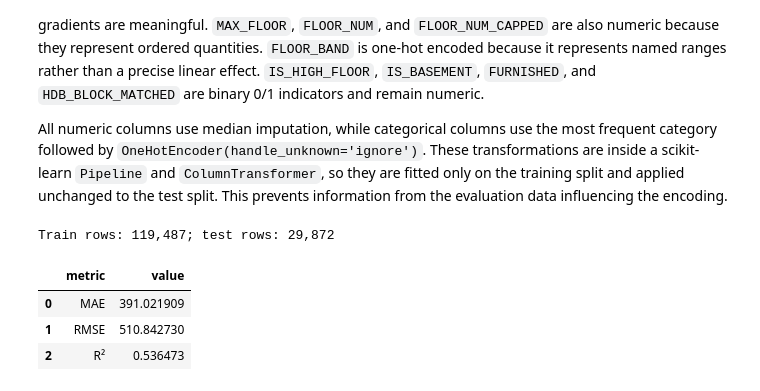
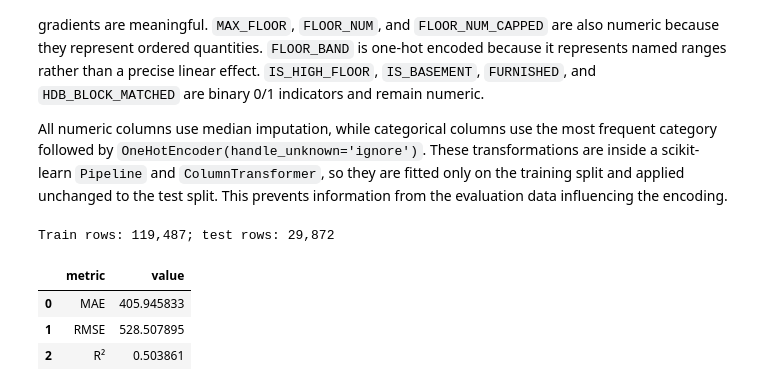
Before and after one commit to elijahkzy/CS5228-project, a Jupyter notebook: models/basic models/linear regression + geo encoding/linear_regression_geo_encoding.ipynb, the cells around one changed output. Drawn from its saved outputs; the diff is of its cells as text; code cells hidden in the pictures.

```diff
--- a/models/basic models/linear regression + geo encoding/linear_regression_geo_encoding.ipynb
+++ b/models/basic models/linear regression + geo encoding/linear_regression_geo_encoding.ipynb
@@ -94,28 +94,32 @@ All numeric columns use median imputation, while categorical columns use the mos
 # %%
 # Encoding choices: coordinates, floor numbers, building age, and binary flags
 # remain numeric. Postal sector/district/region and FLOOR_BAND are nominal
 # categories, so one-hot encoding avoids imposing a false linear ordering.
 y = pd.to_numeric(rent_geo.pop('MONTHLY_RENT'), errors='coerce')
 X = rent_geo.drop(columns=['RENT_APPROVAL_DATE','ADDRESS_KEY','FEE','POSTAL_CODE'], errors='ignore')
 
 valid = y.notna(); X, y = X.loc[valid].copy(), y.loc[valid].copy()
 X = X.replace(r'^\s*$', np.nan, regex=True)
 
 X_train, X_test, y_train, y_test = train_test_split(X, y, test_size=0.20, random_state=42)
-numeric_geo = ['LATITUDE', 'LONGITUDE', 'MAX_FLOOR', 'YEAR_COMPLETED', 'BUILDING_AGE', 'FLOOR_NUM', 'FLOOR_NUM_CAPPED']
-categorical_geo = ['POSTAL_SECTOR', 'POSTAL_DISTRICT', 'POSTAL_REGION', 'FLOOR_BAND']
-for col in categorical_geo:
-    if col in X: X[col] = X[col].astype('string')
-num = X_train.select_dtypes(include=['number']).columns.tolist(); cat = X_train.select_dtypes(exclude=['number']).columns.tolist()
-prep = ColumnTransformer([('num', Pipeline([('imputer', SimpleImputer(strategy='median'))]), num), ('cat', Pipeline([('imputer', SimpleImputer(strategy='most_frequent')), ('onehot', OneHotEncoder(handle_unknown='ignore'))]), cat)])
+numeric_geo = ['FLOOR_AREA_SQM','YEAR_COMPLETED', 'BUILDING_AGE']
+categorical_geo = ['POSTAL_SECTOR', 'POSTAL_DISTRICT', 'POSTAL_REGION', 'FLOOR_BAND', 'FLAT_TYPE', 'FLAT_MODEL', 'IS_HIGH_FLOOR', 'IS_BASEMENT', 'FURNISHED']
+num = [col for col in numeric_geo if col in X_train.columns]
+cat = [col for col in categorical_geo if col in X_train.columns]
+for col in cat:
+    X_train[col] = X_train[col].astype(object).where(X_train[col].notna(), np.nan)
+    X_test[col] = X_test[col].astype(object).where(X_test[col].notna(), np.nan)
+prep = ColumnTransformer([('num', Pipeline([('imputer', SimpleImputer(strategy='median'))]), num),
+                        ('cat', Pipeline([('imputer', SimpleImputer(strategy='most_frequent')),
+                                          ('onehot', OneHotEncoder(handle_unknown='ignore'))]), cat)], remainder='drop', verbose_feature_names_out=True)
 model = Pipeline([('preprocessor', prep), ('regressor', LinearRegression())])
 model.fit(X_train, y_train); predictions = model.predict(X_test)
 metrics = pd.DataFrame({'metric':['MAE','RMSE','R²'], 'value':[mean_absolute_error(y_test,predictions), np.sqrt(mean_squared_error(y_test,predictions)), r2_score(y_test,predictions)]})
 print(f'Train rows: {len(X_train):,}; test rows: {len(X_test):,}')
 metrics
 # %% [output]
 Train rows: 119,487; test rows: 29,872
 |  | metric | value |
-| 0 | MAE | 391.021909 |
-| 1 | RMSE | 510.842730 |
-| 2 | R² | 0.536473 |
+| 0 | MAE | 405.945833 |
+| 1 | RMSE | 528.507895 |
+| 2 | R² | 0.503861 |
```
Also changed, not shown: parts of 5 cells of this notebook, 1 other file.
